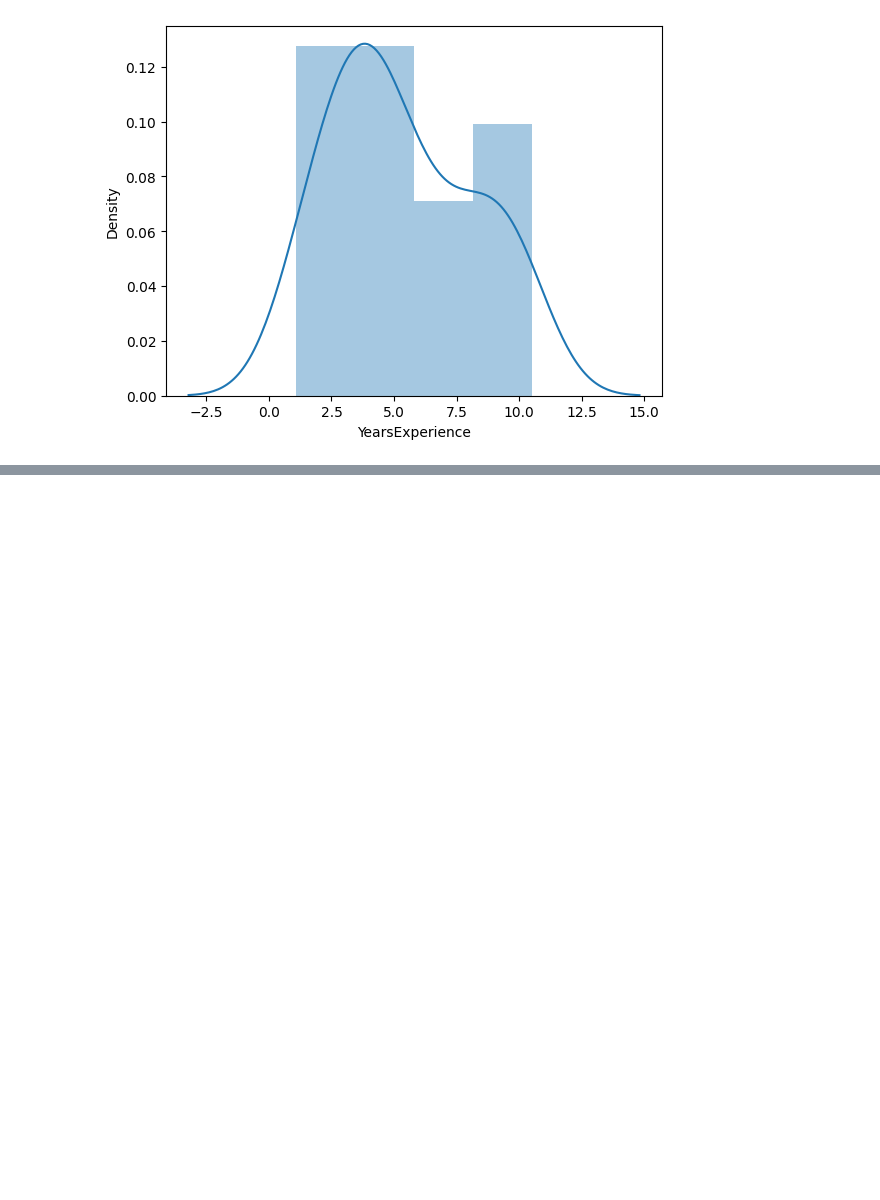
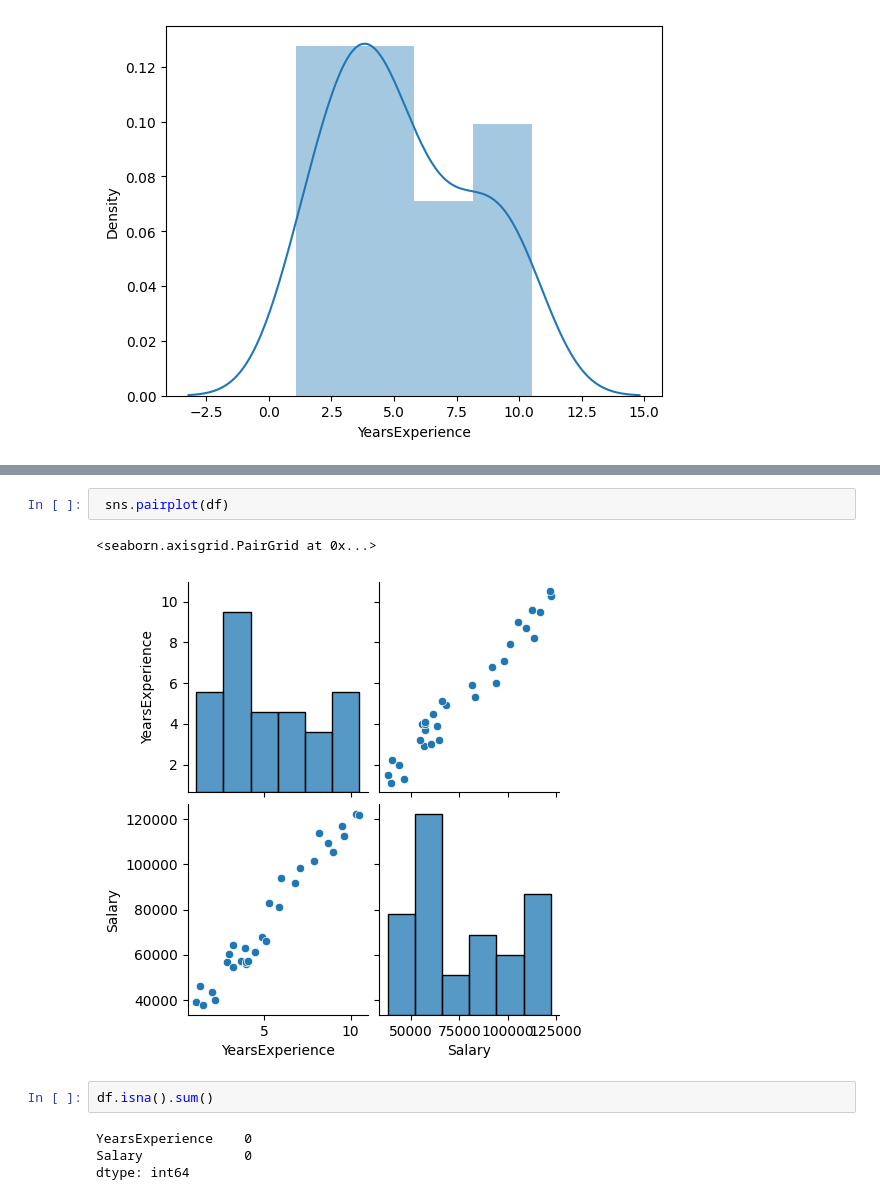
Before and after one commit to waseemimran/Introductiontomachinelearning, a Jupyter notebook: machinelearning_leacture1.ipynb, the cells around one changed output, grey strips where cells are left out. Drawn from its saved outputs; the diff is of its cells as text; blank space fills up the shorter version.

```diff
--- a/machinelearning_leacture1.ipynb
+++ b/machinelearning_leacture1.ipynb
@@ -55,0 +73,11 @@ sns.distplot(df['YearsExperience'])
+# %%
+ sns.pairplot(df)
+# %% [output]
+<seaborn.axisgrid.PairGrid at 0x...>
+[figure, added]
+# %%
+df.isna().sum()
+# %% [output]
+YearsExperience    0
+Salary             0
+dtype: int64
```
Also changed, not shown: parts of 16 cells of this notebook.
